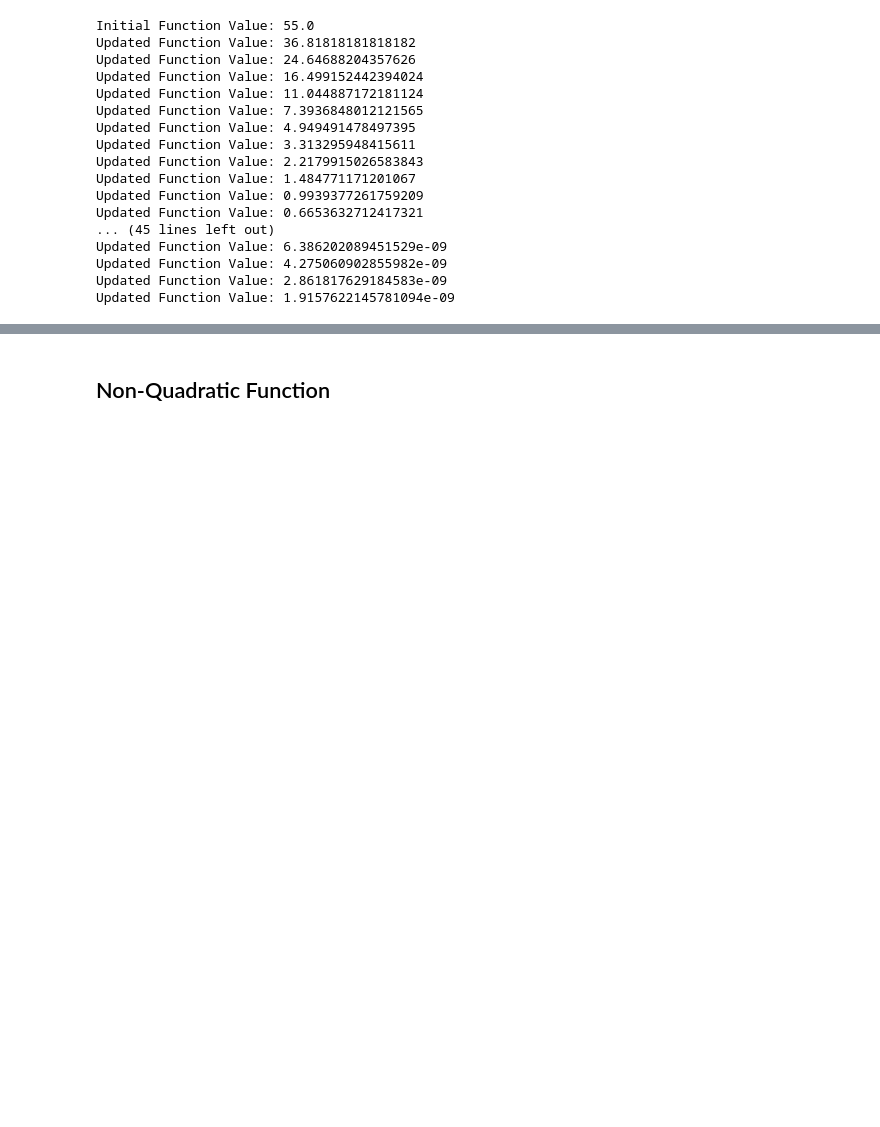
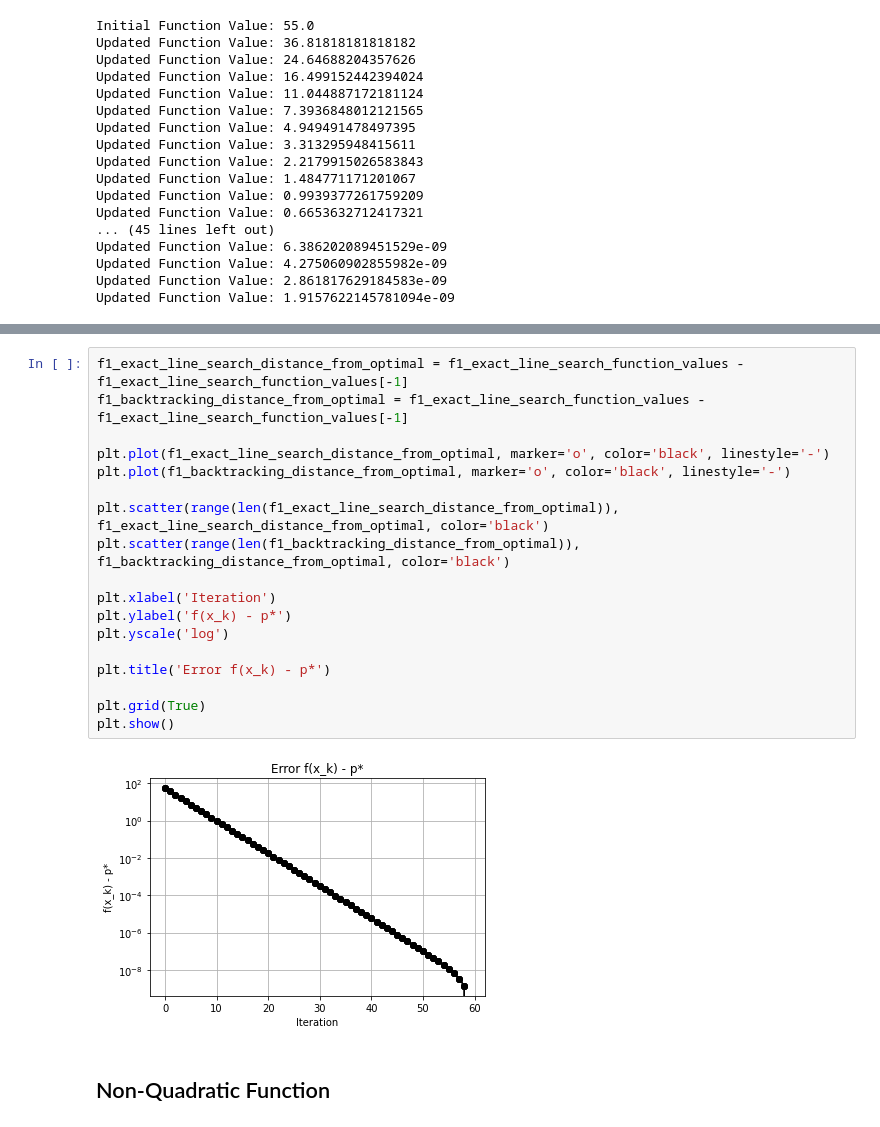
Before and after one commit to Ravi-Raghavan/ConvexOptimization, a Jupyter notebook: hw4.ipynb, the cells around one changed output, grey strips where cells are left out. Cells and saved outputs as stored; diff of their text form; blank space fills up the shorter version.

```diff
--- a/hw4.ipynb
+++ b/hw4.ipynb
@@ -265,3 +295,23 @@ Updated Function Value: 1.7059337355380058e-06
+# %%
+f1_exact_line_search_distance_from_optimal = f1_exact_line_search_function_values - f1_exact_line_search_function_values[-1]
+f1_backtracking_distance_from_optimal = f1_exact_line_search_function_values - f1_exact_line_search_function_values[-1]
+
+plt.plot(f1_exact_line_search_distance_from_optimal, marker='o', color='black', linestyle='-')
+plt.plot(f1_backtracking_distance_from_optimal, marker='o', color='black', linestyle='-')
+
+plt.scatter(range(len(f1_exact_line_search_distance_from_optimal)), f1_exact_line_search_distance_from_optimal, color='black')
+plt.scatter(range(len(f1_backtracking_distance_from_optimal)), f1_backtracking_distance_from_optimal, color='black')
+
+plt.xlabel('Iteration')
+plt.ylabel('f(x_k) - p*')
+plt.yscale('log')
+
+plt.title('Error f(x_k) - p*')
+
+plt.grid(True)
+plt.show()
+# %% [output]
+[figure, added]
 # %% [markdown]
 ## Non-Quadratic Function
 # %% [markdown]
```
Also changed, not shown: parts of 4 cells of this notebook.
